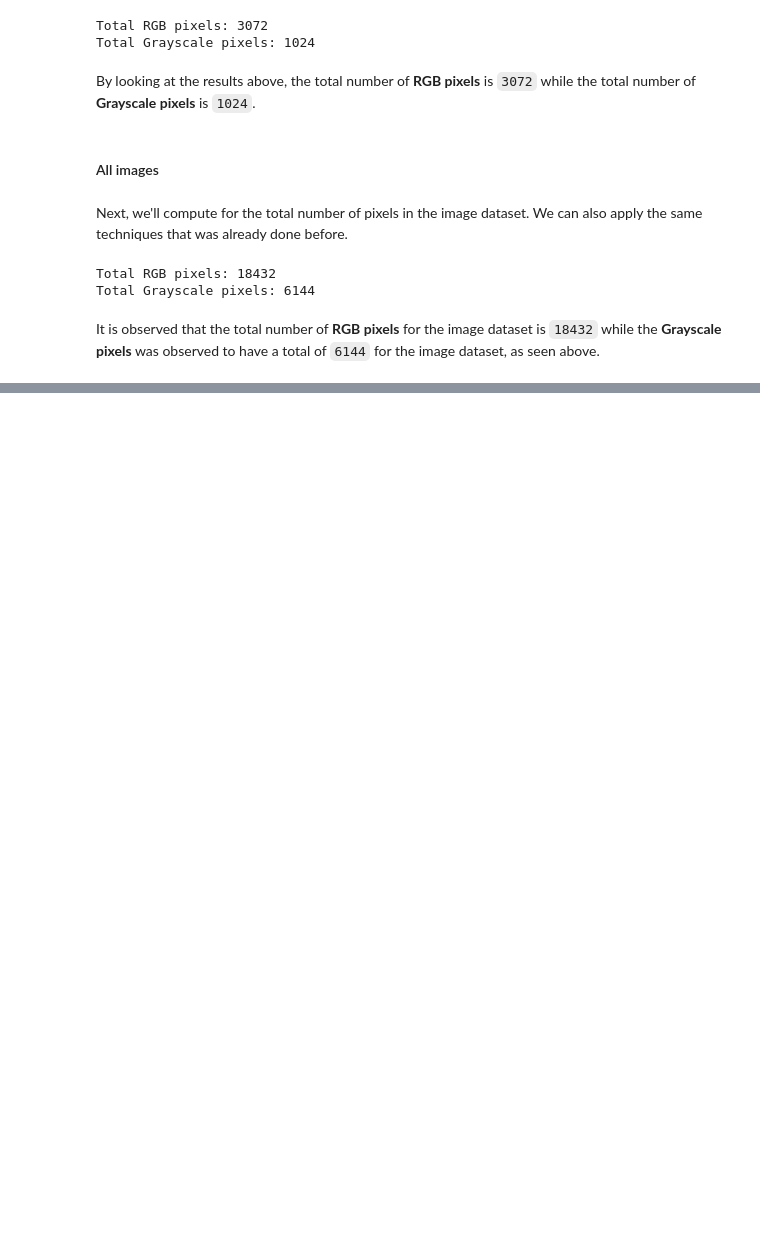
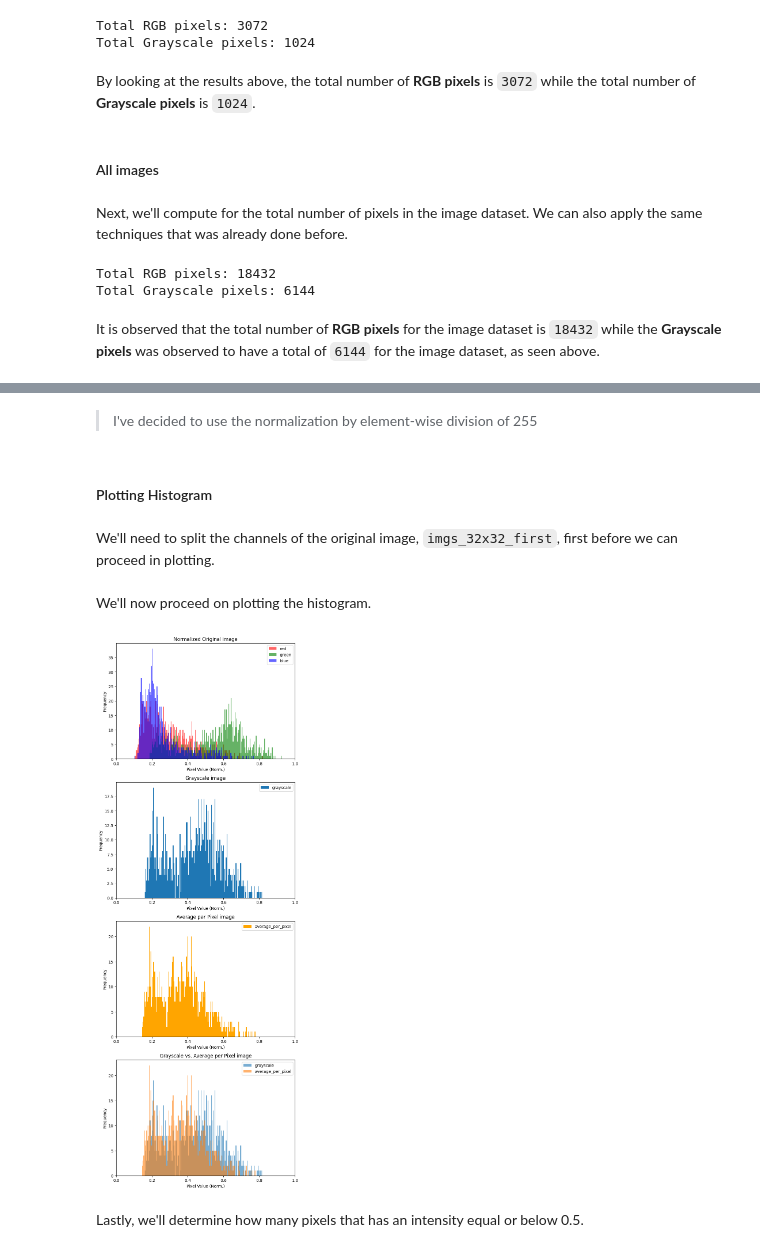
Before and after one commit to Pierre120/digital-images-and-dsp, a Jupyter notebook: imagpro-mp1-hernandez.ipynb, the cells around one changed output, grey strips where cells are left out. Saved outputs shown, nothing was run; the diff lists cells and outputs as text; code cells hidden in the pictures; blank space fills up the shorter version.

```diff
--- a/imagpro-mp1-hernandez.ipynb
+++ b/imagpro-mp1-hernandez.ipynb
@@ -207,0 +300,64 @@ as seen above.
+# %%
+# Pick only one set:
+
+# 1.) NORMALIZATION BY ELEMENT-WISE DIVISION OF 255.0
+norm_imgs_32x32_first = norm_div255_imgs_32x32_first
+norm_imgs_32x32_first_gray = norm_div255_imgs_32x32_first_gray
+norm_average_per_pixel_img = norm_div255_average_per_pixel_img
+
+# or
+
+# 2.) NORMALIZATION BY CV.NORMALIZE() USING CV.NORM_MINMAX METHOD
+# norm_imgs_32x32_first = norm_cvminmax_imgs_32x32_first
+# norm_imgs_32x32_first_gray = norm_cvminmax_imgs_32x32_first_gray
+# norm_average_per_pixel_img = norm_cvminmax_average_per_pixel_img
+# %% [markdown]
+> I've decided to use the normalization by element-wise division of 255
+# %% [markdown]
+#### Plotting Histogram
+# %% [markdown]
+We'll need to split the channels of the original image, `imgs_32x32_first`, first before we can proceed in plotting.
+# %%
+r, g, b = cv.split(norm_imgs_32x32_first)
+# %% [markdown]
+We'll now proceed on plotting the histogram.
+# %%
+fig, axes = plt.subplots(4, 1, figsize=(8, 24))
+axes = axes.ravel()
+
+r_bin = axes[0].hist(r.ravel(), bins=256, range=[0,1.0], label='red', color='red', alpha=0.6)
+g_bin = axes[0].hist(g.ravel(), bins=256, range=[0,1.0], label='green', color='green', alpha=0.6)
+b_bin = axes[0].hist(b.ravel(), bins=256, range=[0,1.0], label='blue', color='blue', alpha=0.6)
+axes[0].set_xlabel('Pixel Value (Norm.)')
+axes[0].set_ylabel('Frequency')
+axes[0].set_xlim([0, 1.0])
+axes[0].set_title('Normalized Original image')
+axes[0].legend()
+
+gray_bin = axes[1].hist(norm_imgs_32x32_first_gray.ravel(), bins=256, range=[0,1.0], label='grayscale')
+axes[1].set_xlabel('Pixel Value (Norm.)')
+axes[1].set_ylabel('Frequency')
+axes[1].set_xlim([0, 1.0])
+axes[1].set_title('Grayscale image')
+axes[1].legend()
+
+avg_bin = axes[2].hist(norm_average_per_pixel_img.ravel(), bins=256, range=[0,1.0], label='average_per_pixel', color='orange')
+axes[2].set_xlabel('Pixel Value (Norm.)')
+axes[2].set_ylabel('Frequency')
+axes[2].set_xlim([0, 1.0])
+axes[2].set_title('Average per Pixel image')
+axes[2].legend()
+
+axes[3].hist(norm_imgs_32x32_first_gray.ravel(), bins=256, range=[0,1.0], label='grayscale', alpha=0.6)
+axes[3].hist(norm_average_per_pixel_img.ravel(), bins=256, range=[0,1.0], label='average_per_pixel', alpha=0.6)
+axes[3].set_xlabel('Pixel Value (Norm.)')
+axes[3].set_ylabel('Frequency')
+axes[3].set_xlim([0, 1.0])
+axes[3].set_title('Grayscale vs. Average per Pixel image')
+axes[3].legend()
+
+plt.show()
+# %% [output]
+[figure, added]
+# %% [markdown]
+Lastly, we'll determine how many pixels that has an intensity equal or below 0.5.
```
Also changed, not shown: parts of 29 cells of this notebook.
